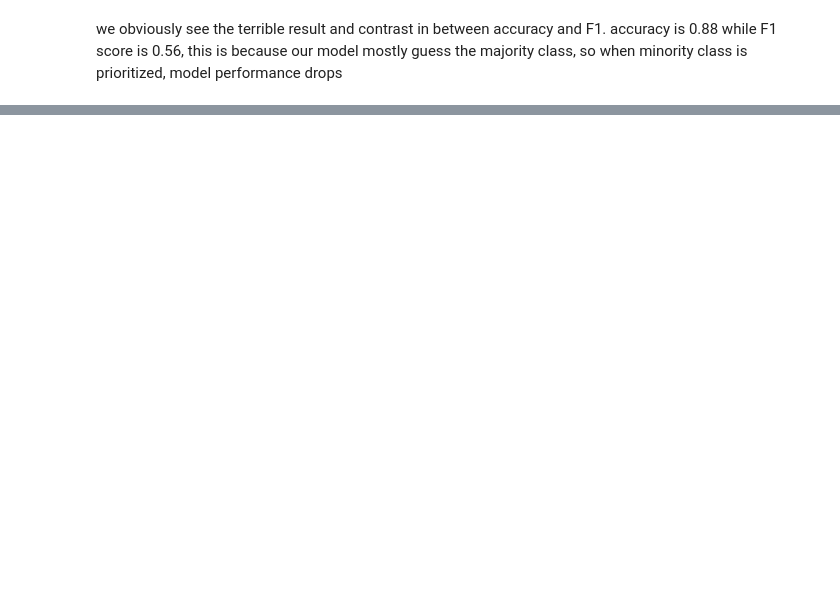
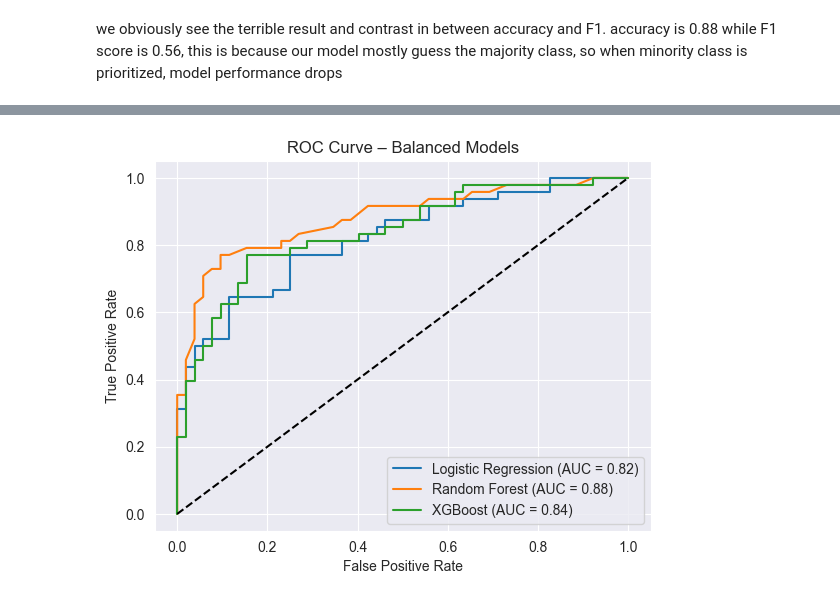
Before and after one commit to Anitasulukhia/Employee_Attrition_Analysis, a Jupyter notebook: ML.ipynb, the cells around one changed output, grey strips where cells are left out. Saved outputs shown, nothing was run; the diff lists cells and outputs as text; code cells hidden in the pictures; blank space fills up the shorter version.

```diff
--- a/ML.ipynb
+++ b/ML.ipynb
@@ -155,0 +217,18 @@ weighted avg       0.83      0.87      0.82       294
+# %%
+#XGBoost on balanced data
+xgb_bal = XGBClassifier(
+    n_estimators=200,
+    max_depth=5,
+    learning_rate=0.1,
+    use_label_encoder=False,
+    eval_metric='logloss',
+    random_state=42
+)
+xgb_bal.fit(X_train_bal, y_train_bal)
+y_pred_xgb_bal = xgb_bal.predict(X_test_bal)
+
+print("XGBOOST - BALANCED")
+print("F1 score:", f1_score(y_test_bal, y_pred_xgb_bal))
+print(classification_report(y_test_bal, y_pred_xgb_bal))
+
+loggerML.info(f'XGBoost evaluated on balanced data F1 score {f1_score(y_test, y_pred_xgb_bal)}')
@@ -155,0 +374,30 @@ weighted avg       0.83      0.87      0.82       294
+# %%
+
+# Logistic Regression - Balanced
+y_prob_lr_bal = logreg_bal.predict_proba(X_test_bal)[:, 1]
+fpr_lr_bal, tpr_lr_bal, _ = roc_curve(y_test_bal, y_prob_lr_bal)
+roc_auc_lr_bal = auc(fpr_lr_bal, tpr_lr_bal)
+plt.plot(fpr_lr_bal, tpr_lr_bal, label=f'Logistic Regression (AUC = {roc_auc_lr_bal:.2f})')
+
+# Random Forest - Balanced
+y_prob_rf_bal = rf_bal.predict_proba(X_test_bal)[:, 1]
+fpr_rf_bal, tpr_rf_bal, _ = roc_curve(y_test_bal, y_prob_rf_bal)
+roc_auc_rf_bal = auc(fpr_rf_bal, tpr_rf_bal)
+plt.plot(fpr_rf_bal, tpr_rf_bal, label=f'Random Forest (AUC = {roc_auc_rf_bal:.2f})')
+
+# XGBoost - Balanced
+y_prob_xgb_bal = xgb_bal.predict_proba(X_test_bal)[:, 1]
+fpr_xgb_bal, tpr_xgb_bal, _ = roc_curve(y_test_bal, y_prob_xgb_bal)
+roc_auc_xgb_bal = auc(fpr_xgb_bal, tpr_xgb_bal)
+plt.plot(fpr_xgb_bal, tpr_xgb_bal, label=f'XGBoost (AUC = {roc_auc_xgb_bal:.2f})')
+
+# Random baseline
+plt.plot([0, 1], [0, 1], 'k--')
+
+plt.xlabel('False Positive Rate')
+plt.ylabel('True Positive Rate')
+plt.title('ROC Curve – Balanced Models')
+plt.legend(loc='lower right')
+plt.show()
+# %% [output]
+[figure, added]
```
Also changed, not shown: parts of 18 cells of this notebook.
